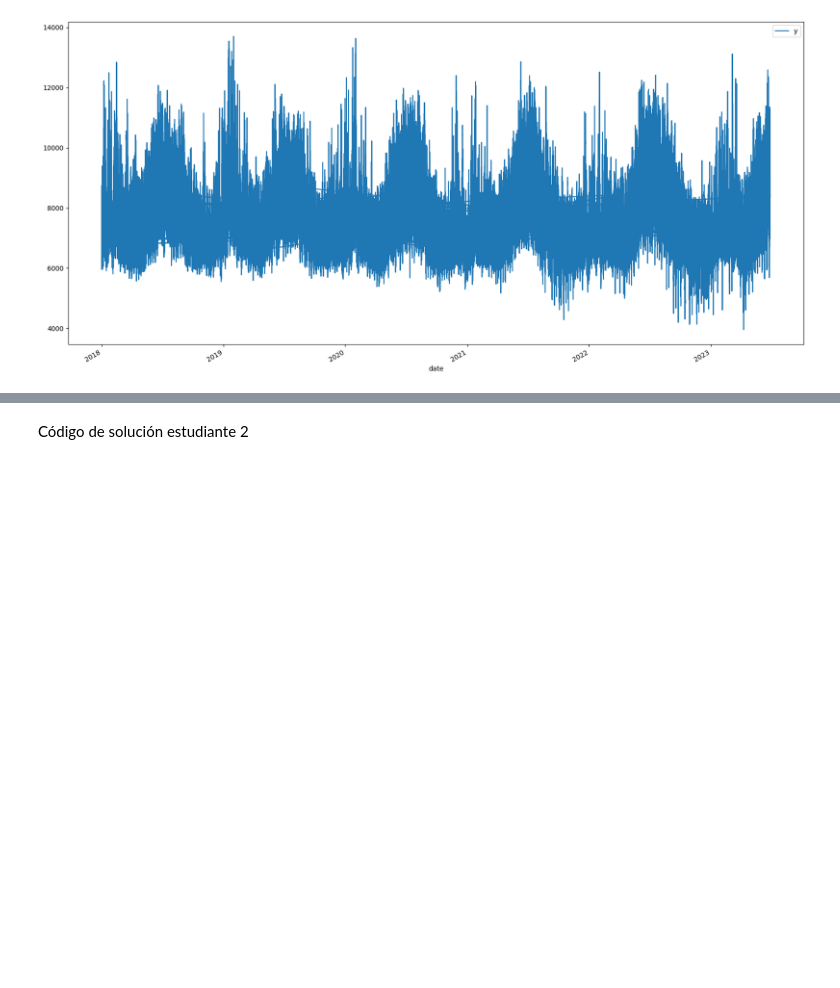
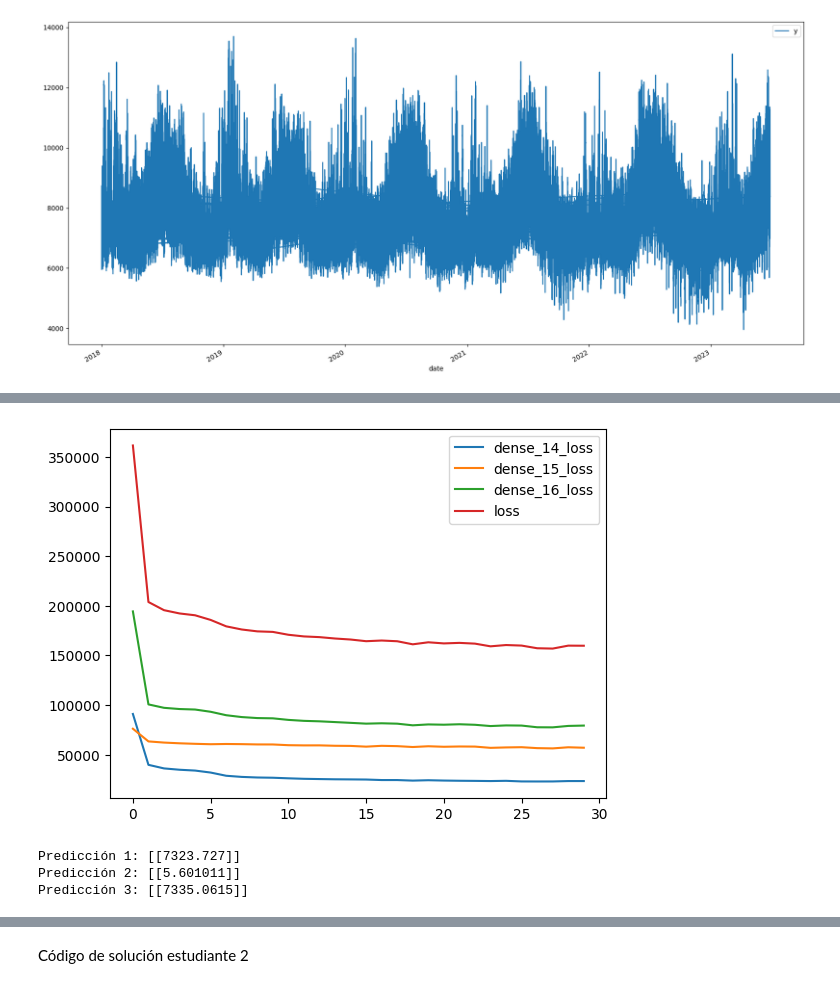
Before and after one commit to MPST-2025-I/tarea-4-ejercicio-cnn-tarea-4-1, a Jupyter notebook: Plantilla_Tareas.ipynb, the cells around one changed output, grey strips where cells are left out. Saved outputs shown, nothing was run; the diff lists cells and outputs as text; code cells hidden in the pictures; blank space fills up the shorter version.

```diff
--- a/Plantilla_Tareas.ipynb
+++ b/Plantilla_Tareas.ipynb
@@ -517,0 +796,15 @@ plt.show()
+# %%
+# multi-output model
+n_features = Xmsp.shape[2]
+
+visible = Input(shape=(n_steps, n_features))
+cnn = Conv1D(64, 2, activation='relu')(visible)
+cnn = MaxPooling1D()(cnn)
+cnn = Flatten()(cnn)
+cnn = Dense(50, activation='relu')(cnn)
+output1 = Dense(1)(cnn)
+output2 = Dense(1)(cnn)
+output3 = Dense(1)(cnn)
+model_5 = Model(inputs=visible, outputs=[output1, output2, output3])
+model_5.compile(optimizer='adam', loss='mse')
+model_5.summary()
@@ -517,0 +833,6 @@ plt.show()
+# %%
+y1 = ymsp[:, 0].reshape((ymsp.shape[0], 1))
+y2 = ymsp[:, 1].reshape((ymsp.shape[0], 1))
+y3 = ymsp[:, 2].reshape((ymsp.shape[0], 1))
+# %%
+history_5 = model_5.fit(Xmsp, [y1,y2,y3], epochs=30, verbose=1)
@@ -517,0 +857,16 @@ plt.show()
+# %%
+pd.DataFrame(history_5.history).plot()
+plt.show()
+# %% [output]
+[figure, added]
+# %%
+x_input = dfmul[-n_steps:, :].reshape((1, n_steps, n_features))
+
+yhat1, yhat2, yhat3 = model_5.predict(x_input, verbose=0)
+print(f'Predicción 1: {yhat1}')
+print(f'Predicción 2: {yhat2}')
+print(f'Predicción 3: {yhat3}')
+# %% [output]
+Predicción 1: [[7323.727]]
+Predicción 2: [[5.601011]]
+Predicción 3: [[7335.0615]]
```
Also changed, not shown: parts of 65 cells of this notebook.
